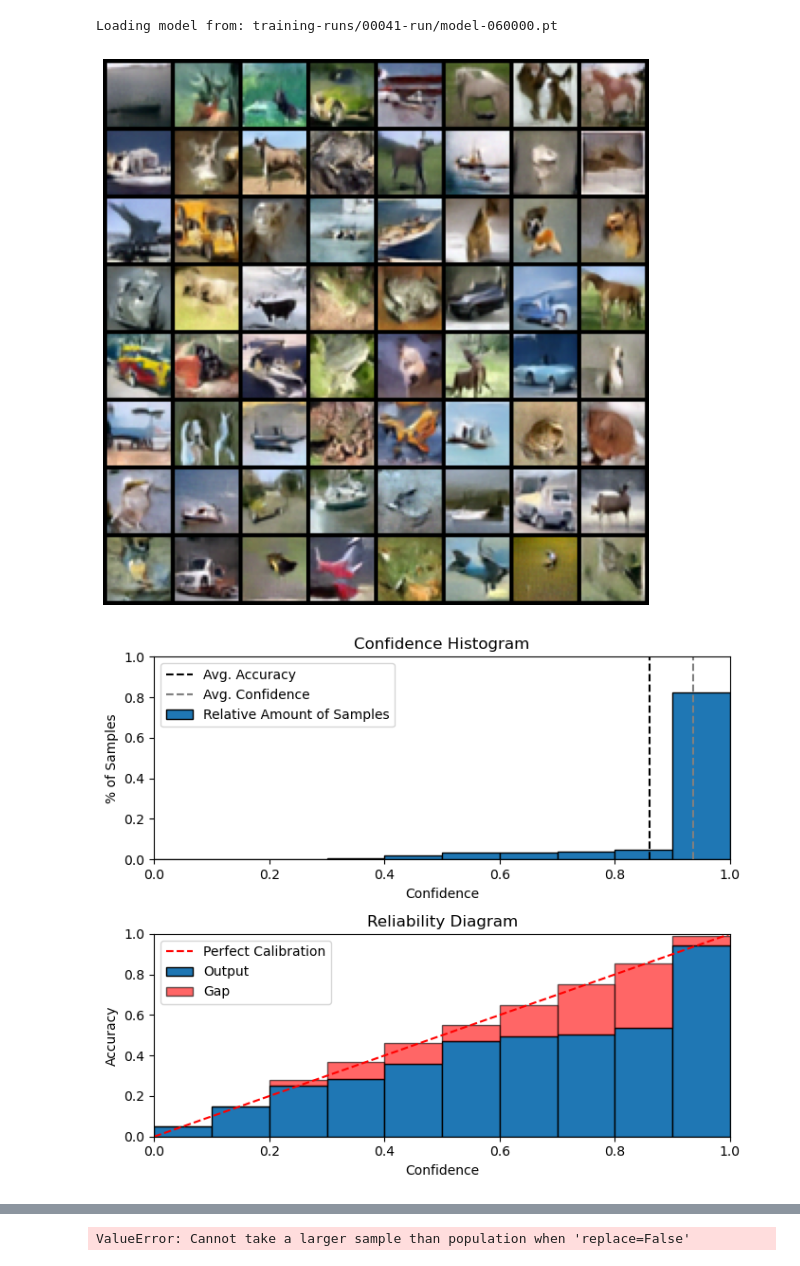
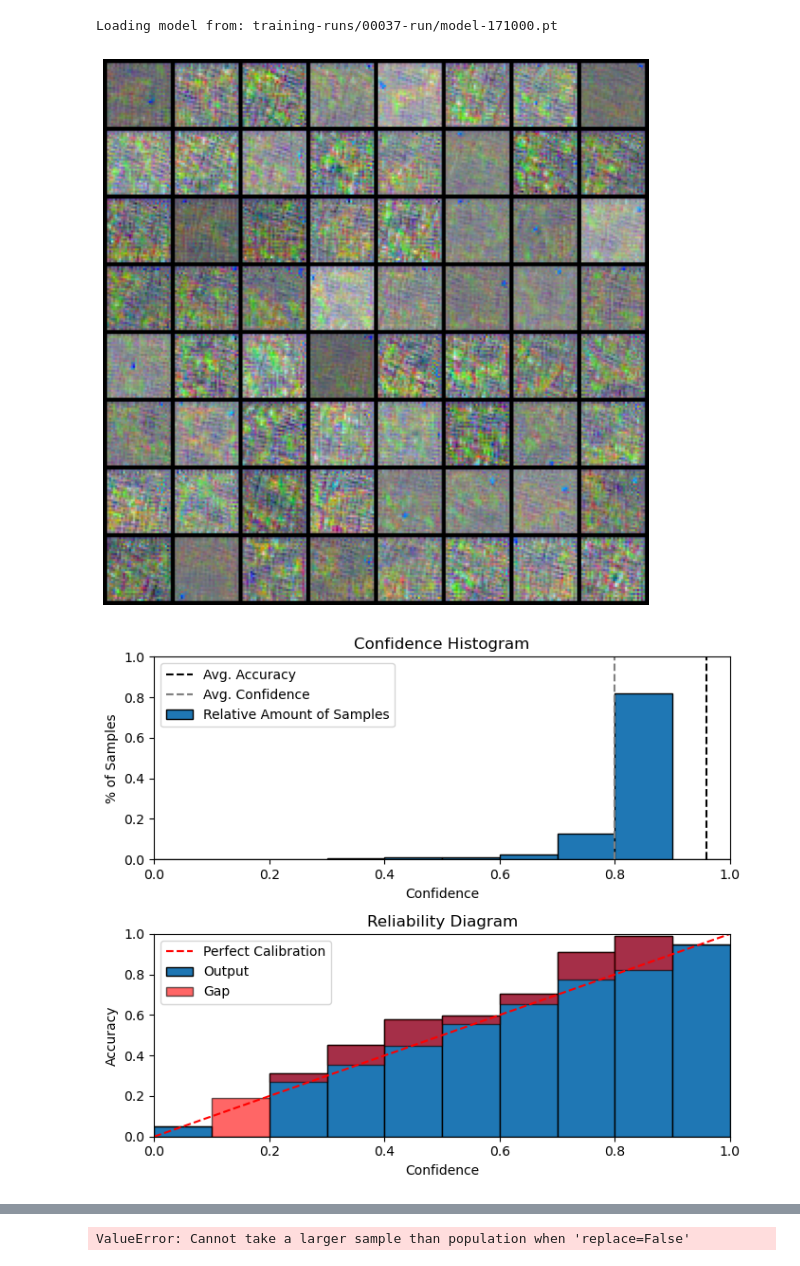
Before and after one commit to lorenzo-querol/Patch-Diffusion, a Jupyter notebook: test_cls.ipynb, the cells around one changed output, grey strips where cells are left out. Saved outputs shown, nothing was run; the diff lists cells and outputs as text; code cells hidden in the pictures.

```diff
--- a/test_cls.ipynb
+++ b/test_cls.ipynb
@@ -19,7 +19,7 @@ c.device = torch.device("cuda" if torch.cuda.is_available() else "cpu")
 
 c.test_kwargs = dnnlib.EasyDict(
     test_dir="data/cifar10/test",
-    run_dir="training-runs/00041-run",
+    run_dir="training-runs/00037-run",
 )
 
 c.model_kwargs = dnnlib.EasyDict(
@@ -50,7 +50,7 @@ c.model_kwargs = dnnlib.EasyDict(
 diffusion = GaussianDiffusion(schedule_name="cosine", timesteps=1000)
 
 net = dnnlib.util.construct_class_by_name(**c.model_kwargs).to(c.device).requires_grad_(False)
-net = EMA(net).to(c.device).requires_grad_(False)
+# net = EMA(net).to(c.device).requires_grad_(False)
 
 latest_ckpt = os.path.join(
     c.test_kwargs.run_dir,
@@ -59,7 +59,7 @@ latest_ckpt = os.path.join(
 
 print("Loading model from:", latest_ckpt)
 ckpt = torch.load(latest_ckpt, map_location=c.device, weights_only=True)
-net.load_state_dict(ckpt["ema"])
+net.load_state_dict(ckpt["net"])
 net.eval()
 
 c.dataset_kwargs = dnnlib.EasyDict(
@@ -85,32 +85,32 @@ c.dataloader_kwargs = dnnlib.EasyDict(
 )
 test_dataloader = dnnlib.util.construct_class_by_name(**c.dataloader_kwargs)
 # %% [output]
-Loading model from: training-runs/00041-run/model-060000.pt
+Loading model from: training-runs/00037-run/model-171000.pt
 # %%
 from torchvision.utils import make_grid
 
 x_start, y_start, resolution, image_size = (0, 0, dataset_obj.resolution, dataset_obj.resolution)
 
 x_pos = torch.arange(x_start, x_start + image_size).view(1, -1).repeat(image_size, 1)
 y_pos = torch.arange(y_start, y_start + image_size).view(-1, 1).repeat(1, image_size)
 x_pos = (x_pos / (resolution - 1) - 0.5) * 2.0
 y_pos = (y_pos / (resolution - 1) - 0.5) * 2.0
 pos = torch.stack([x_pos, y_pos], dim=0).to(c.device)
 
 num_samples = 64
 shape = (num_samples, 3, 32, 32)
 pos = pos.unsqueeze(0).repeat(num_samples, 1, 1, 1)
 class_labels = torch.randint(0, dataset_obj.label_dim, (num_samples,), device=c.device)
 
-samples = diffusion.sample_images_ddim(net, shape, pos, class_labels, c.device, timesteps=20)
+samples = diffusion.sample_images_ddim(net, shape, pos, class_labels, c.device, timesteps=50)
 grid = make_grid(samples, nrow=8, normalize=True, scale_each=True)
 
 plt.figure(figsize=(10, 10))
 plt.imshow(grid.permute(1, 2, 0).cpu().numpy())
 plt.axis("off")
 plt.show()
 # %% [output]
-[figure, old version]
+[figure, new version]
 # %%
 from training.patch import get_patches
 
@@ -189,7 +189,7 @@ diagram = ReliabilityDiagram()
 diagram.plot(confs, gts)
 plt.show()
 # %% [output]
-[figure, old version]
+[figure, new version]
 # %%
 print(f"Test Loss: {test_loss:.4f}")
 print(f"Test Accuracy: {test_acc:.4f}")
```
Also changed, not shown: parts of 2 cells of this notebook, 5 other files.
